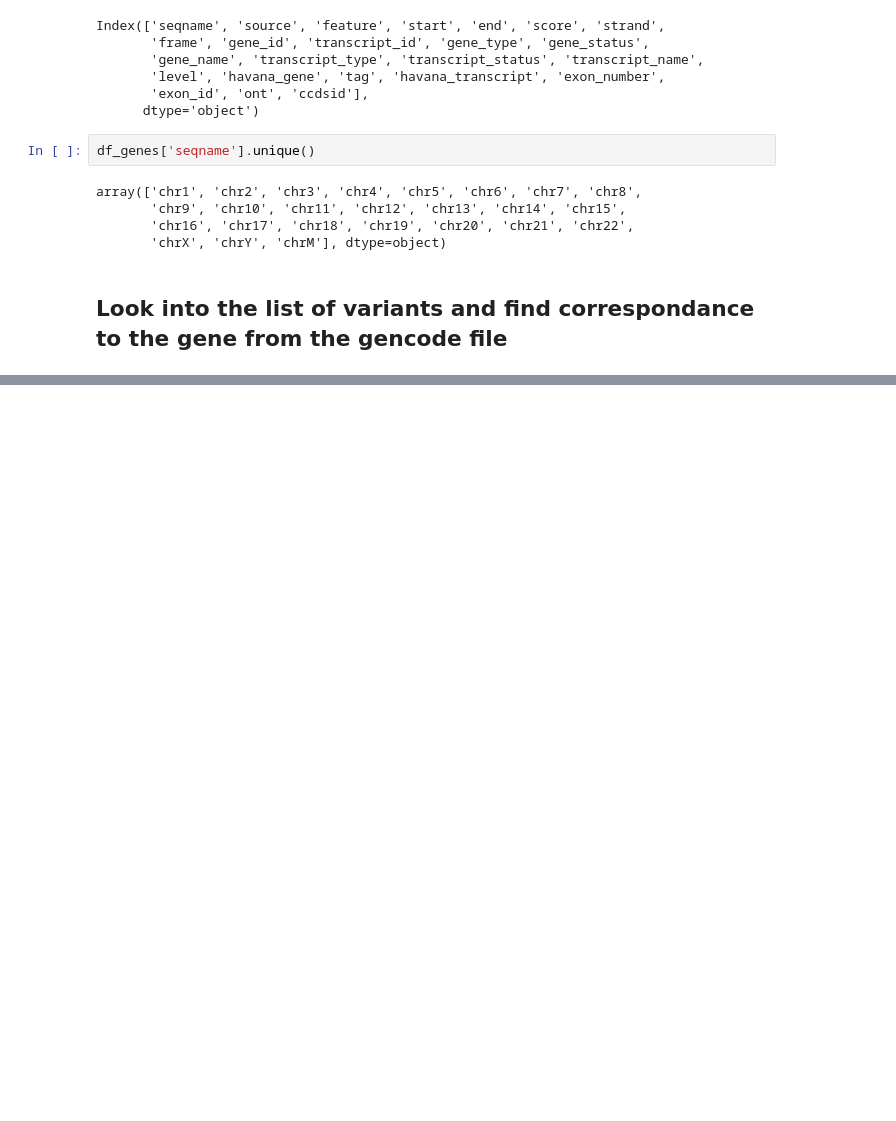
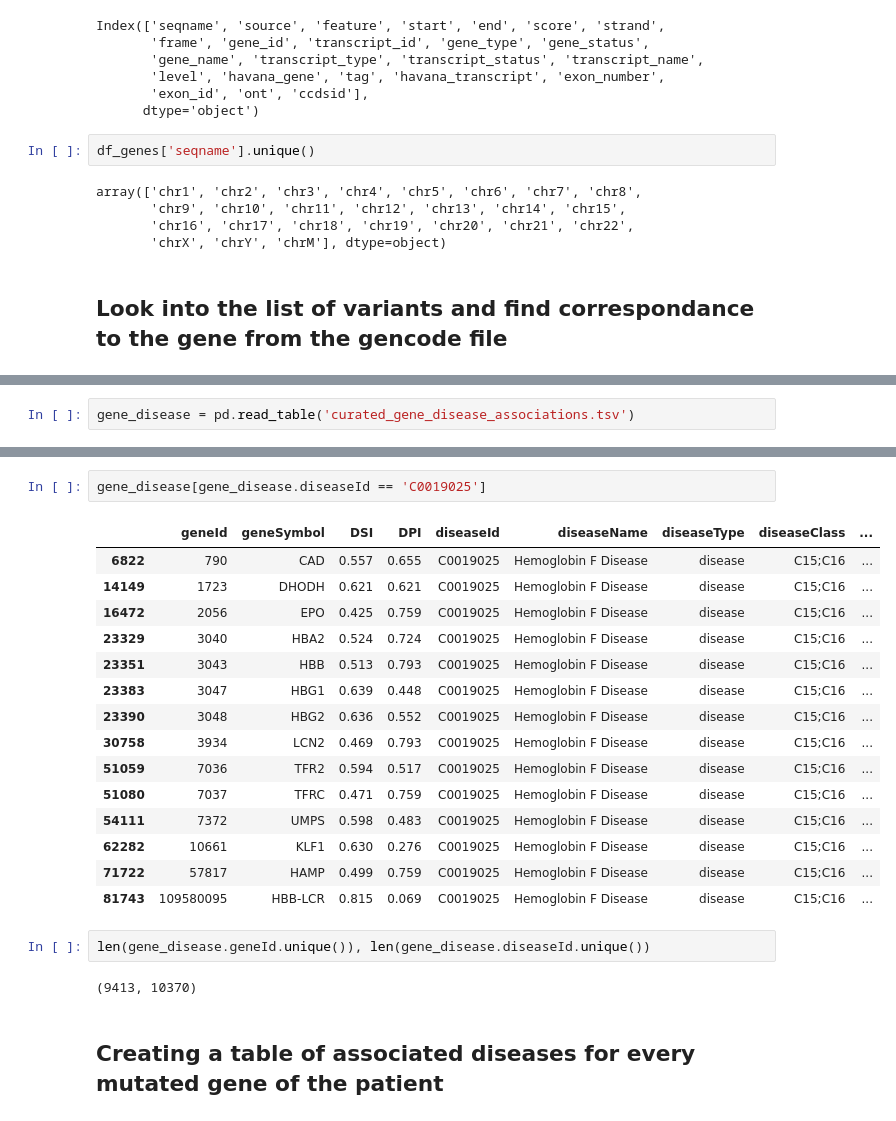
Before and after one commit to hlml-toronto/undiagnosed-1, a Jupyter notebook: script.ipynb, the cells around one changed output, grey strips where cells are left out. Drawn from its saved outputs; the diff is of its cells as text; blank space fills up the shorter version.

```diff
--- a/script.ipynb
+++ b/script.ipynb
@@ -113,0 +90,2 @@ KeyboardInterrupt:
+# %%
+gene_disease = pd.read_table('curated_gene_disease_associations.tsv')
@@ -113,0 +101,24 @@ KeyboardInterrupt:
+# %%
+gene_disease[gene_disease.diseaseId == 'C0019025']
+# %% [output]
+|  | geneId | geneSymbol | DSI | DPI | diseaseId | diseaseName | diseaseType | diseaseClass | ... |
+| 6822 | 790 | CAD | 0.557 | 0.655 | C0019025 | Hemoglobin F Disease | disease | C15;C16 | ... |
+| 14149 | 1723 | DHODH | 0.621 | 0.621 | C0019025 | Hemoglobin F Disease | disease | C15;C16 | ... |
+| 16472 | 2056 | EPO | 0.425 | 0.759 | C0019025 | Hemoglobin F Disease | disease | C15;C16 | ... |
+| 23329 | 3040 | HBA2 | 0.524 | 0.724 | C0019025 | Hemoglobin F Disease | disease | C15;C16 | ... |
+| 23351 | 3043 | HBB | 0.513 | 0.793 | C0019025 | Hemoglobin F Disease | disease | C15;C16 | ... |
+| 23383 | 3047 | HBG1 | 0.639 | 0.448 | C0019025 | Hemoglobin F Disease | disease | C15;C16 | ... |
+| 23390 | 3048 | HBG2 | 0.636 | 0.552 | C0019025 | Hemoglobin F Disease | disease | C15;C16 | ... |
+| 30758 | 3934 | LCN2 | 0.469 | 0.793 | C0019025 | Hemoglobin F Disease | disease | C15;C16 | ... |
+| 51059 | 7036 | TFR2 | 0.594 | 0.517 | C0019025 | Hemoglobin F Disease | disease | C15;C16 | ... |
+| 51080 | 7037 | TFRC | 0.471 | 0.759 | C0019025 | Hemoglobin F Disease | disease | C15;C16 | ... |
+| 54111 | 7372 | UMPS | 0.598 | 0.483 | C0019025 | Hemoglobin F Disease | disease | C15;C16 | ... |
+| 62282 | 10661 | KLF1 | 0.630 | 0.276 | C0019025 | Hemoglobin F Disease | disease | C15;C16 | ... |
+| 71722 | 57817 | HAMP | 0.499 | 0.759 | C0019025 | Hemoglobin F Disease | disease | C15;C16 | ... |
+| 81743 | 109580095 | HBB-LCR | 0.815 | 0.069 | C0019025 | Hemoglobin F Disease | disease | C15;C16 | ... |
+# %%
+len(gene_disease.geneId.unique()), len(gene_disease.diseaseId.unique())
+# %% [output]
+(9413, 10370)
+# %% [markdown]
+## Creating a table of associated diseases for every  mutated gene of the patient
```
Also changed, not shown: parts of 10 cells of this notebook.
